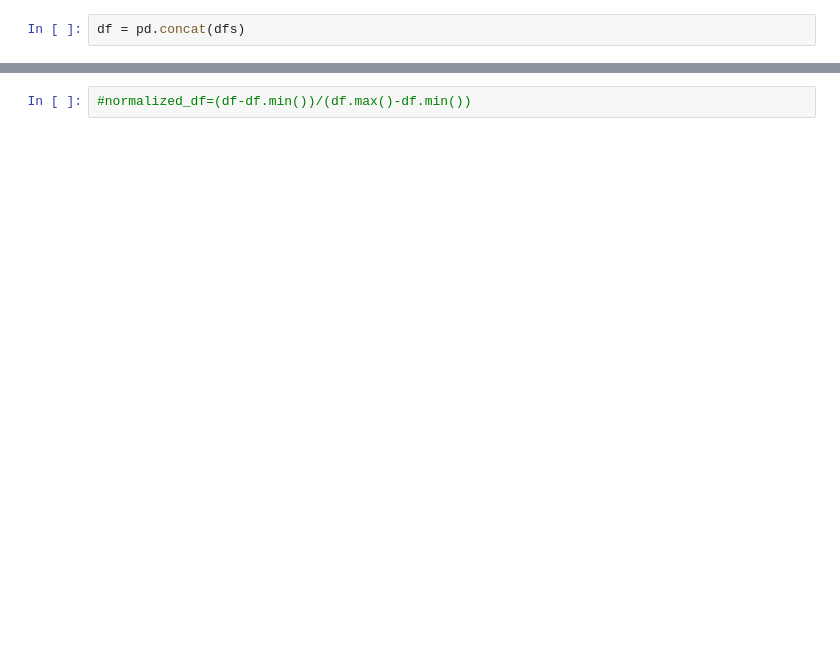
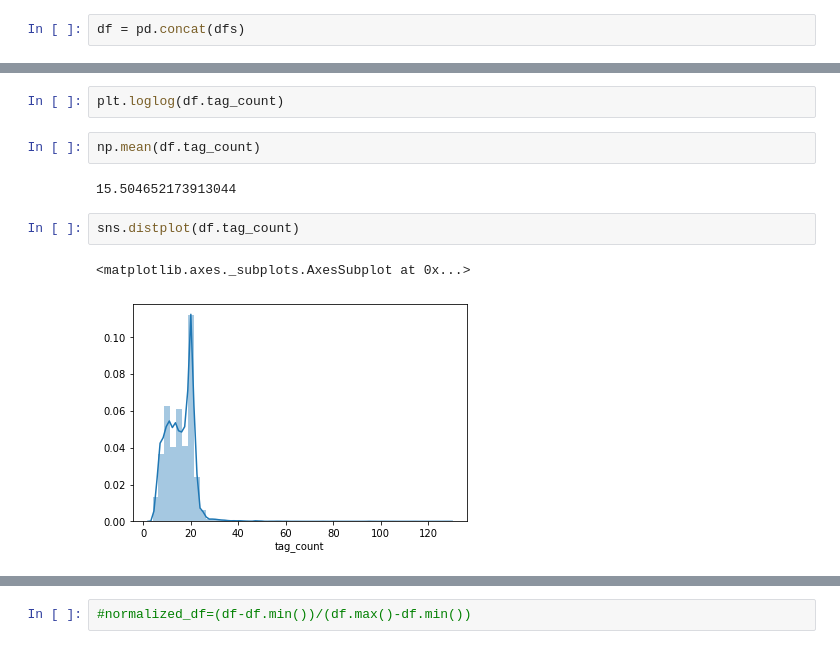
Before and after one commit to andrewmmeans/modeling_the_modelers, a Jupyter notebook: notebooks/analysis.ipynb, the cells around one changed output, grey strips where cells are left out. Cells and saved outputs as stored; diff of their text form; blank space fills up the shorter version.

```diff
--- a/notebooks/analysis.ipynb
+++ b/notebooks/analysis.ipynb
@@ -20,0 +81,11 @@ df = pd.concat(dfs)
+# %%
+plt.loglog(df.tag_count)
+# %%
+np.mean(df.tag_count)
+# %% [output]
+15.504652173913044
+# %%
+sns.distplot(df.tag_count)
+# %% [output]
+<matplotlib.axes._subplots.AxesSubplot at 0x...>
+[figure, added]
```
Also changed, not shown: parts of 35 cells of this notebook.
